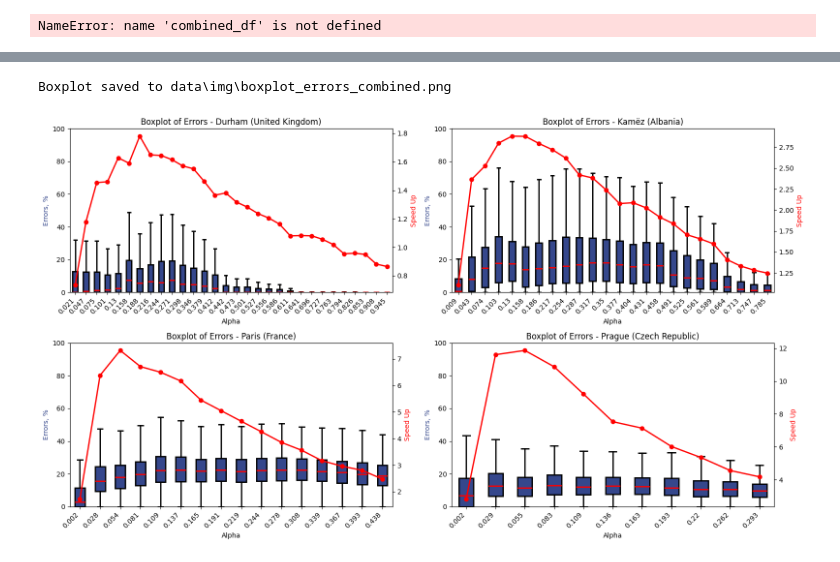
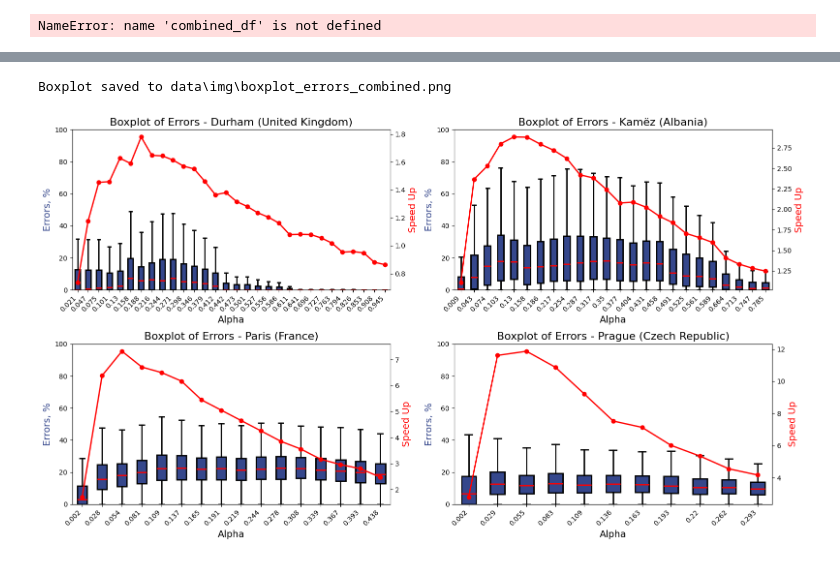
Before and after one commit to romanroff/tmp, a Jupyter notebook: main.ipynb, the cells around one changed output, grey strips where cells are left out. Cells and saved outputs as stored; diff of their text form; code cells hidden in the pictures.

```diff
--- a/main.ipynb
+++ b/main.ipynb
@@ -280,13 +112,0 @@ data.points_results[0].
-# %%
-import pickle
-import pandas as pd
-import numpy as np
-for n in ['ASHA']:
-    with open(f'clusters_results/2024_06_26/{n}.pkl', 'rb') as f:
-        data = pickle.load(f)
-    absolute_errors = [np.array([i * 100 for i in results.errors]).mean() for results in data.points_results]
-    alphas = [round(i.alpha, 3) for i in data.points_results]
-    pfa_times = [i.speed_up[0] for i in data.points_results]
-df = pd.DataFrame([absolute_errors, alphas, pfa_times]).T
-df.columns = ['error', 'alpha', 'speed_up']
-df
@@ -600,9 +313,9 @@ def box_visualisation(absolute_errors_list, alphas_list, pfa_times_list, names,
         # Создаем boxplot на каждом подграфике
         ax.boxplot(absolute_errors_list[i], showfliers=False, vert=True, patch_artist=True,
                    medianprops=medianprops, boxprops=boxprops, whiskerprops=whiskerprops, capprops=capprops)
-        ax.set_ylabel('Errors, %', color='#35478C', fontweight=500)
-        ax.set_xlabel('Alpha')
-        ax.set_title(f'Boxplot of Errors - {names[i]} ({country[names[i]]})')
+        ax.set_ylabel('Errors, %', color='#35478C', fontweight=500, fontsize=14)
+        ax.set_xlabel('Alpha', fontsize=14)
+        ax.set_title(f'Boxplot of Errors - {names[i]} ({country[names[i]]})', fontsize=16)
         ax.set_xticks(range(1, len(alphas_list[i]) + 1))
         ax.set_xticklabels(alphas_list[i])
         ax.set_ylim(0, 100)  # Установка основной вертикальной оси от 0 до 100
@@ -613,7 +326,7 @@ def box_visualisation(absolute_errors_list, alphas_list, pfa_times_list, names,
         # Создаем второстепенную ось для pfa time
         ax2 = ax.twinx()
         ax2.plot(range(1, len(alphas_list[i]) + 1), pfa_times_list[i], color='r', marker='o', linestyle='-', linewidth=2)
-        ax2.set_ylabel('Speed Up', color='r', fontweight=500)
+        ax2.set_ylabel('Speed Up', color='r', fontweight=500, fontsize=14)
 
     # Настройка пространства между подграфиками
     plt.tight_layout()
@@ -627,31 +340,31 @@ def box_visualisation(absolute_errors_list, alphas_list, pfa_times_list, names,
     plt.savefig(file_path, dpi=200, bbox_inches='tight')
 
     print(f"Boxplot saved to {file_path}")
     if show:
         plt.show()
 
 # Списки для хранения данных
 absolute_errors_list = []
 alphas_list = []
 pfa_times_list = []
 names = ['Durham', 'Kamëz', 'Paris', 'Prague']
 
 for n in names:
     with open(f'clusters_results\\2024_06_28\\{n}.pkl', 'rb') as f:
         data = pickle.load(f)
 
         # Извлекаем значения absolute_err, alpha и pfa time в отдельные списки
         absolute_errors = [[i * 100 for i in results.errors] for results in data.points_results]
         alphas = [round(i.alpha, 3) for i in data.points_results]
         speed_up = [i.speed_up[0] for i in data.points_results]
 
         # Добавляем данные в списки
         absolute_errors_list.append(absolute_errors)
         alphas_list.append(alphas)
         pfa_times_list.append(speed_up)
 
 # Вызываем функцию для создания и сохранения boxplot
 box_visualisation(absolute_errors_list, alphas_list, pfa_times_list, names, show=True)
 # %% [output]
 Boxplot saved to data\img\boxplot_errors_combined.png
-[figure, old version]
+[figure, new version]
```
Also changed, not shown: parts of 23 cells of this notebook, 1 other file.
